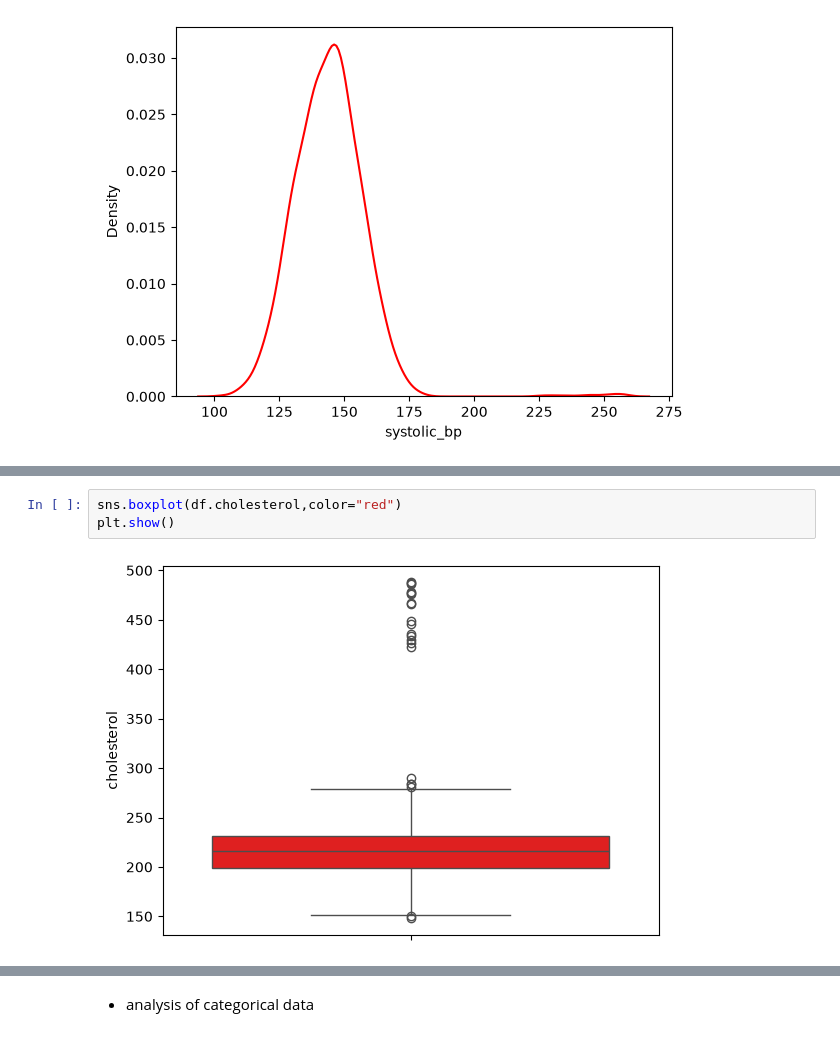
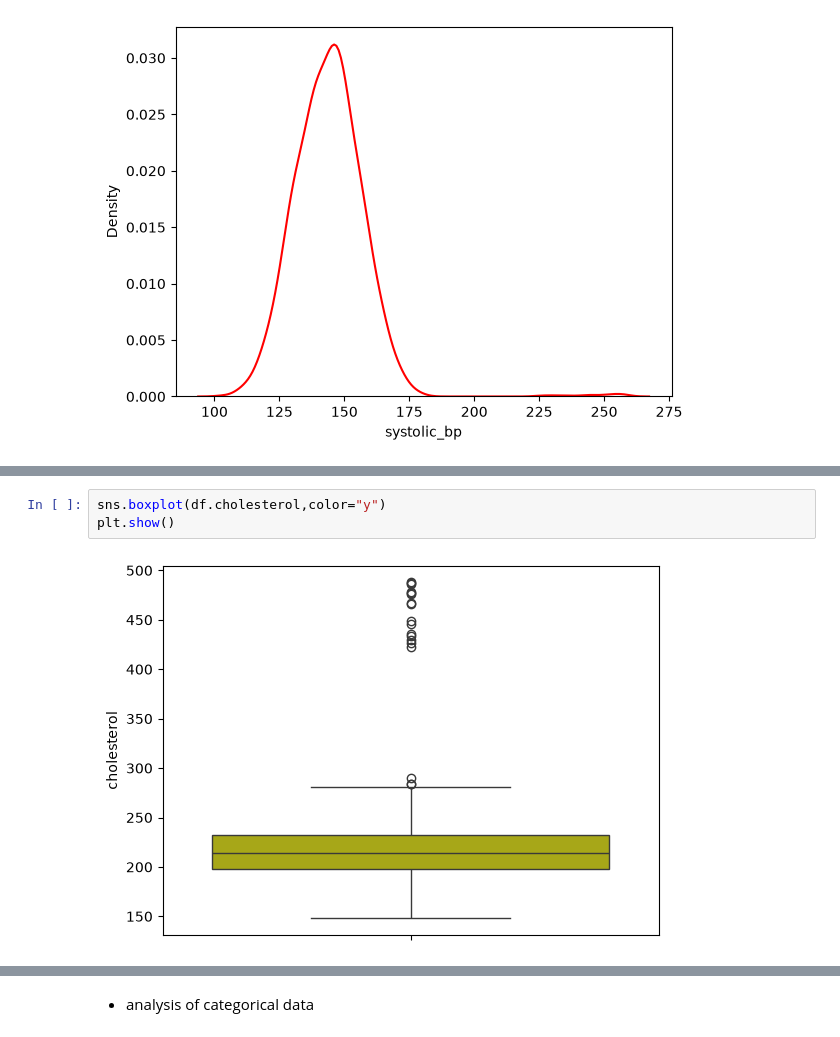
Before and after one commit to laxmanclinilaunch-hub/data_analytics-9-10-, a Jupyter notebook: 2.EDA/EDA_project.ipynb, the cells around one changed output, grey strips where cells are left out. Cells and saved outputs as stored; diff of their text form.

```diff
--- a/2.EDA/EDA_project.ipynb
+++ b/2.EDA/EDA_project.ipynb
@@ -695,8 +753,8 @@ plt.show()
 # %%
-sns.boxplot(df.cholesterol,color="red")
+sns.boxplot(df.cholesterol,color="y")
 plt.show()
 # %% [output]
-[figure, old version]
+[figure, new version]
 # %%
 import scipy.stats as stats
 
```
Also changed, not shown: parts of 13 cells of this notebook.
